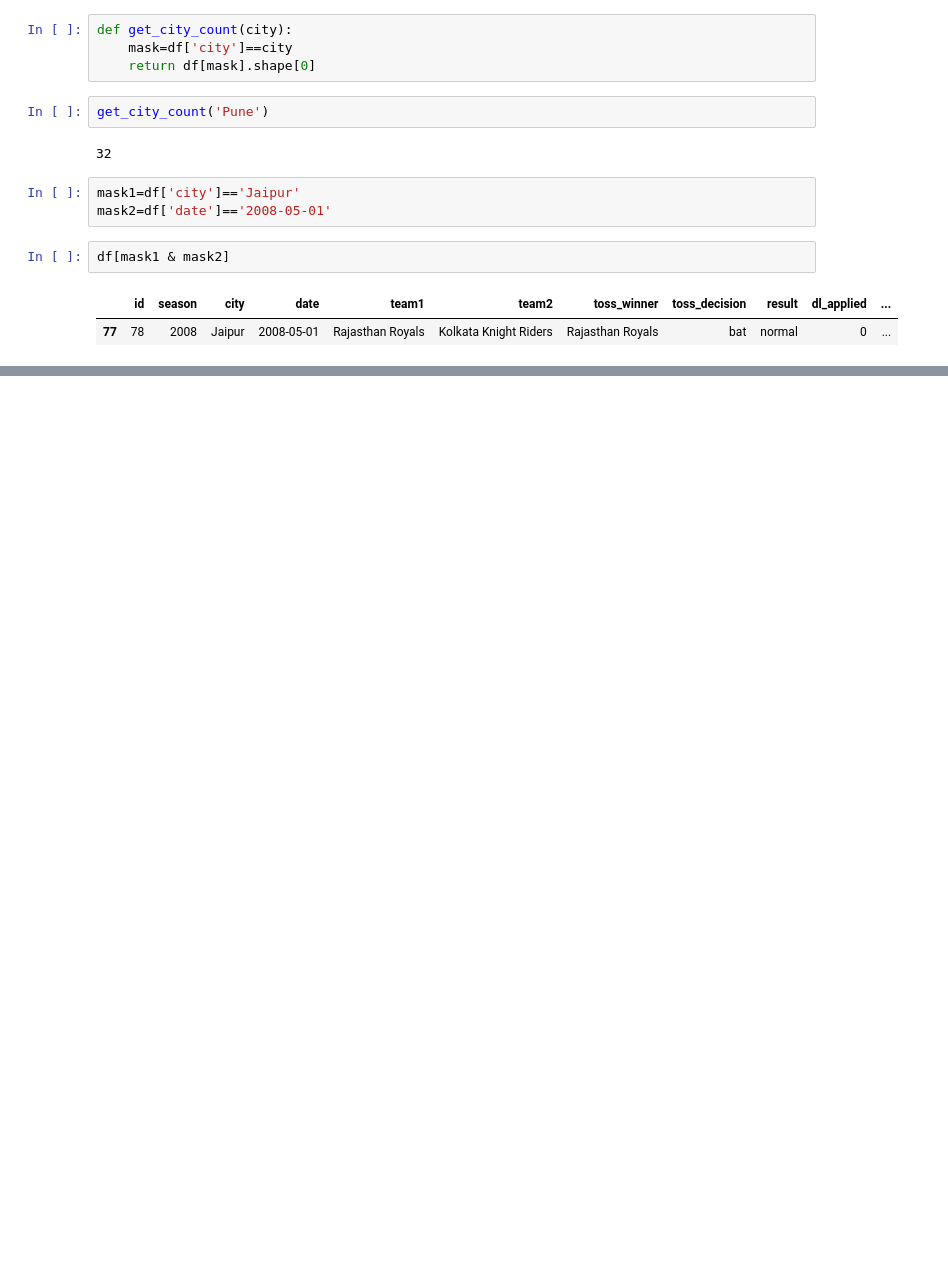
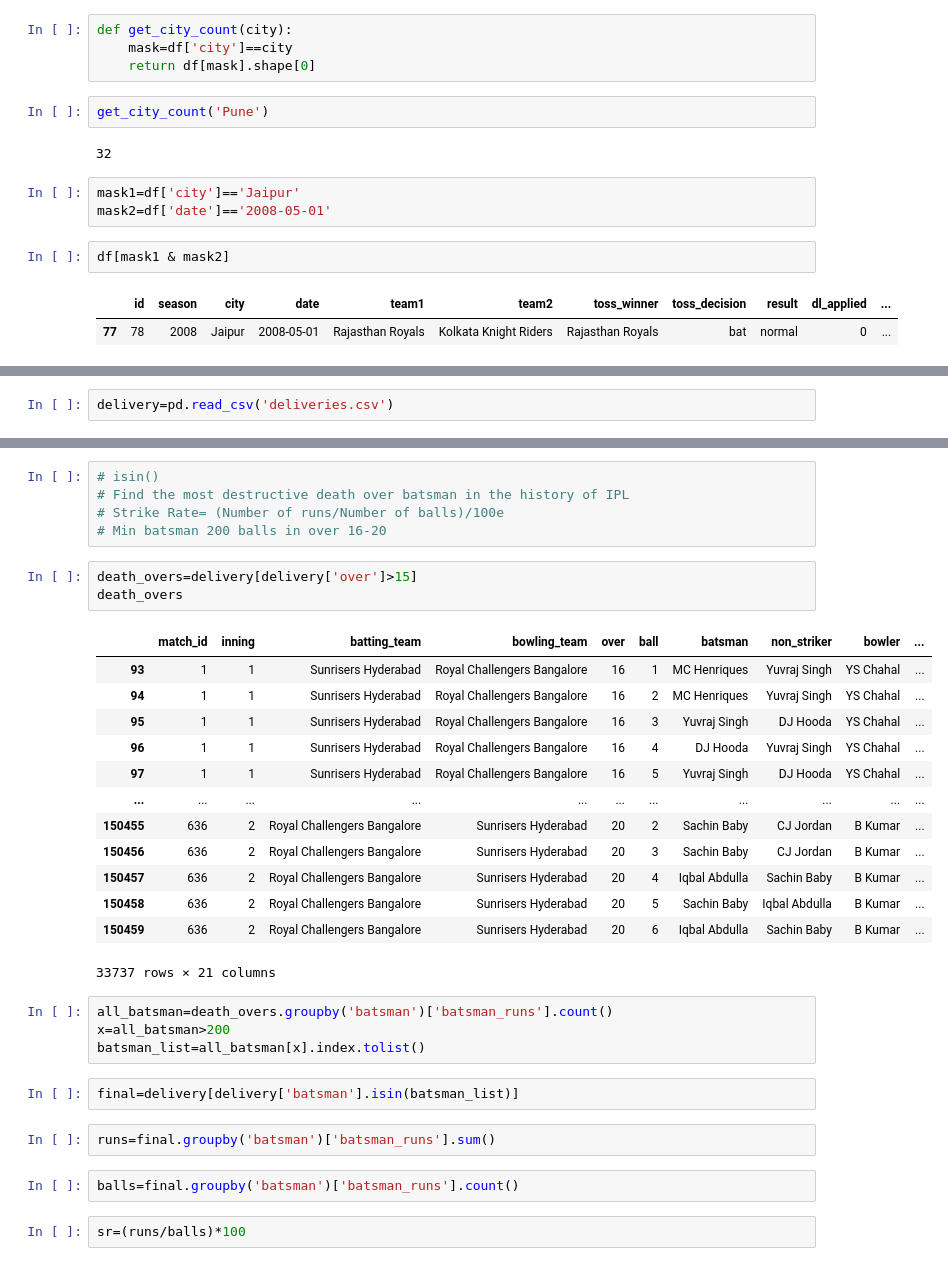
Before and after one commit to PurushottamMahajan/Python, a Jupyter notebook: Libraries/Pandas/IPLAnalysis.ipynb, the cells around one changed output, grey strips where cells are left out. Drawn from its saved outputs; the diff is of its cells as text; blank space fills up the shorter version.

```diff
--- a/Libraries/Pandas/IPLAnalysis.ipynb
+++ b/Libraries/Pandas/IPLAnalysis.ipynb
@@ -268,0 +489,2 @@ df[mask1 & mask2]
+# %%
+delivery=pd.read_csv('deliveries.csv')
@@ -268,0 +553,34 @@ df[mask1 & mask2]
+# %%
+# isin()
+# Find the most destructive death over batsman in the history of IPL
+# Strike Rate= (Number of runs/Number of balls)/100e
+# Min batsman 200 balls in over 16-20
+# %%
+death_overs=delivery[delivery['over']>15]
+death_overs
+# %% [output]
+|  | match_id | inning | batting_team | bowling_team | over | ball | batsman | non_striker | bowler | ... |
+| 93 | 1 | 1 | Sunrisers Hyderabad | Royal Challengers Bangalore | 16 | 1 | MC Henriques | Yuvraj Singh | YS Chahal | ... |
+| 94 | 1 | 1 | Sunrisers Hyderabad | Royal Challengers Bangalore | 16 | 2 | MC Henriques | Yuvraj Singh | YS Chahal | ... |
+| 95 | 1 | 1 | Sunrisers Hyderabad | Royal Challengers Bangalore | 16 | 3 | Yuvraj Singh | DJ Hooda | YS Chahal | ... |
+| 96 | 1 | 1 | Sunrisers Hyderabad | Royal Challengers Bangalore | 16 | 4 | DJ Hooda | Yuvraj Singh | YS Chahal | ... |
+| 97 | 1 | 1 | Sunrisers Hyderabad | Royal Challengers Bangalore | 16 | 5 | Yuvraj Singh | DJ Hooda | YS Chahal | ... |
+| ... | ... | ... | ... | ... | ... | ... | ... | ... | ... | ... |
+| 150455 | 636 | 2 | Royal Challengers Bangalore | Sunrisers Hyderabad | 20 | 2 | Sachin Baby | CJ Jordan | B Kumar | ... |
+| 150456 | 636 | 2 | Royal Challengers Bangalore | Sunrisers Hyderabad | 20 | 3 | Sachin Baby | CJ Jordan | B Kumar | ... |
+| 150457 | 636 | 2 | Royal Challengers Bangalore | Sunrisers Hyderabad | 20 | 4 | Iqbal Abdulla | Sachin Baby | B Kumar | ... |
+| 150458 | 636 | 2 | Royal Challengers Bangalore | Sunrisers Hyderabad | 20 | 5 | Sachin Baby | Iqbal Abdulla | B Kumar | ... |
+| 150459 | 636 | 2 | Royal Challengers Bangalore | Sunrisers Hyderabad | 20 | 6 | Iqbal Abdulla | Sachin Baby | B Kumar | ... |
+33737 rows × 21 columns
+# %%
+all_batsman=death_overs.groupby('batsman')['batsman_runs'].count()
+x=all_batsman>200
+batsman_list=all_batsman[x].index.tolist()
+# %%
+final=delivery[delivery['batsman'].isin(batsman_list)]
+# %%
+runs=final.groupby('batsman')['batsman_runs'].sum()
+# %%
+balls=final.groupby('batsman')['batsman_runs'].count()
+# %%
+sr=(runs/balls)*100
```
Also changed, not shown: parts of 36 cells of this notebook.
